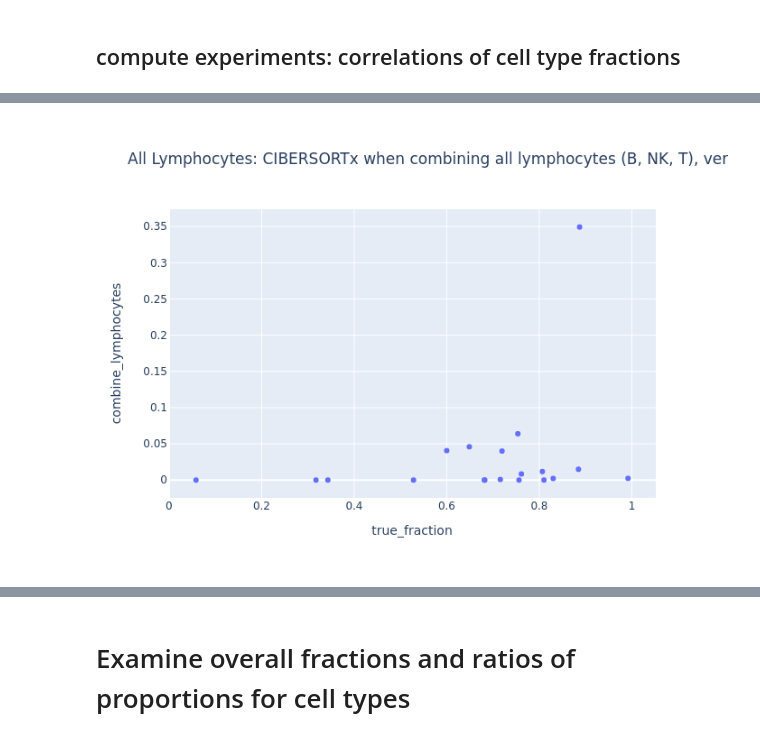
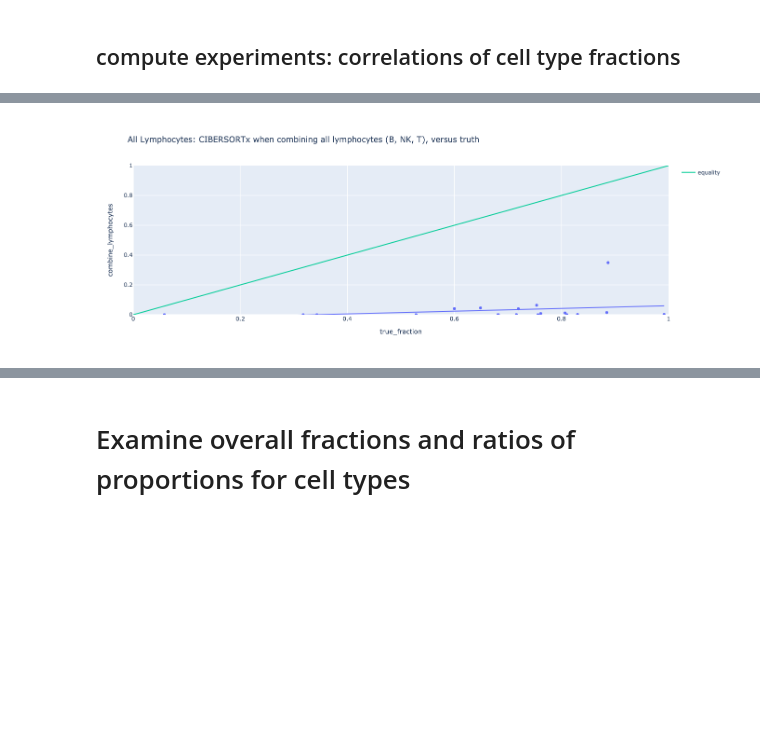
Before and after one commit to davidliu-lab/deconv, a Jupyter notebook: 3b - analyze cell type grouping on tirosh.ipynb, the cells around one changed output, grey strips where cells are left out. Saved outputs shown, nothing was run; the diff lists cells and outputs as text; code cells hidden in the pictures; blank space fills up the shorter version.

```diff
--- a/3b - analyze cell type grouping on tirosh.ipynb
+++ b/3b - analyze cell type grouping on tirosh.ipynb
@@ -300,10 +312,16 @@ px.scatter(
 # %%
-px.scatter(
+fig = px.scatter(
     df.loc["Lymphocytes"],
     x="true_fraction",
     y="combine_lymphocytes",
-    title="All Lymphocytes: CIBERSORTx when combining all lymphocytes (B, NK, T), versus truth"
+    title="All Lymphocytes: CIBERSORTx when combining all lymphocytes (B, NK, T), versus truth",
+    trendline="ols"
 )
+fig.add_trace(go.Scatter(x=[0, 1], y=[0, 1], mode='lines', name='equality'))
+fig.update_xaxes(range=[0, 1])
+fig.update_yaxes(range=[0, 1])
+fig.update_layout(width=500, height=500)
+fig.show()
 # %% [output]
-[figure, old version]
+[figure, new version]
 # %%
```
Also changed, not shown: parts of 5 cells of this notebook.
